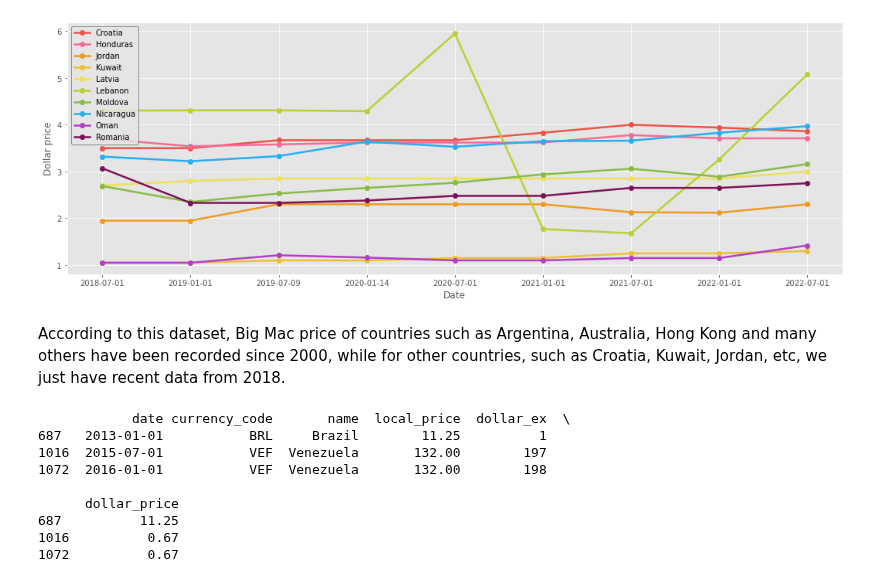
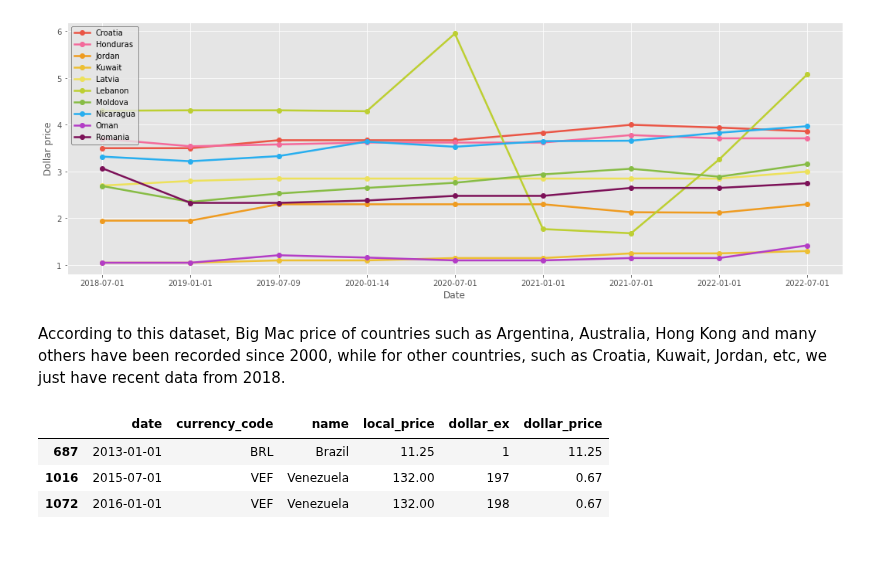
Before and after one commit to mirko-leccese/Big-Mac-Price-Analysis, a Jupyter notebook: BigMac-price-analysis.ipynb, the cells around one changed output. Drawn from its saved outputs; the diff is of its cells as text; code cells hidden in the pictures; blank space fills up the shorter version.

Commit message:
add pretty printing of dataframe

```diff
--- a/BigMac-price-analysis.ipynb
+++ b/BigMac-price-analysis.ipynb
@@ -148,15 +147,10 @@ According to this dataset, Big Mac price of countries such as Argentina, Austral
 # %%
 # Calculate max and min price ever
 max_price_ever = bigmac["dollar_price"].max()
 min_price_ever = bigmac["dollar_price"].min()
-print(bigmac[bigmac["dollar_price"].isin([max_price_ever, min_price_ever])])
+display(bigmac[bigmac["dollar_price"].isin([max_price_ever, min_price_ever])])
 # %% [output]
-            date currency_code       name  local_price  dollar_ex  \
-687   2013-01-01           BRL     Brazil        11.25          1
-1016  2015-07-01           VEF  Venezuela       132.00        197
-1072  2016-01-01           VEF  Venezuela       132.00        198
-
-      dollar_price
-687          11.25
-1016          0.67
-1072          0.67
+|  | date | currency_code | name | local_price | dollar_ex | dollar_price |
+| 687 | 2013-01-01 | BRL | Brazil | 11.25 | 1 | 11.25 |
+| 1016 | 2015-07-01 | VEF | Venezuela | 132.00 | 197 | 0.67 |
+| 1072 | 2016-01-01 | VEF | Venezuela | 132.00 | 198 | 0.67 |
```
Also changed, not shown: parts of 2 cells of this notebook.
